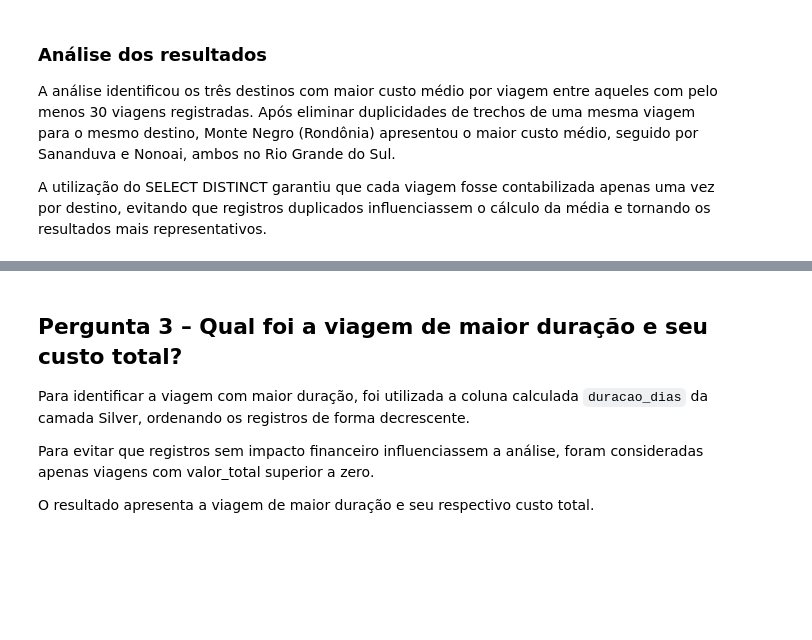
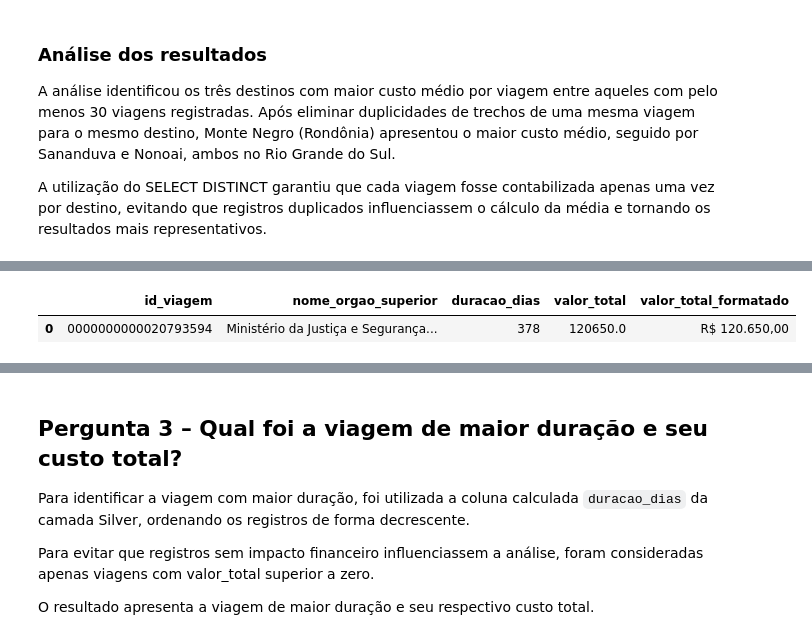
Before and after one commit to FernandaBarrosLinhares/Projeto-Final-Fernanda-Linhares, a Jupyter notebook: notebooks/3_analise.ipynb, the cells around one changed output, grey strips where cells are left out. Saved outputs shown, nothing was run; the diff lists cells and outputs as text; code cells hidden in the pictures; blank space fills up the shorter version.

```diff
--- a/notebooks/3_analise.ipynb
+++ b/notebooks/3_analise.ipynb
@@ -244,0 +313,21 @@ A utilização do SELECT DISTINCT garantiu que cada viagem fosse contabilizada a
+# %%
+sql_q3_custo = '''
+SELECT
+    id_viagem,
+    nome_orgao_superior,
+    duracao_dias,
+    valor_total
+FROM silver_viagem
+WHERE valor_total > 0
+ORDER BY duracao_dias DESC
+LIMIT 1;
+'''
+
+q3_custo = consultar(sql_q3_custo)
+
+q3_custo['valor_total_formatado'] = q3_custo['valor_total'].apply(reais)
+
+q3_custo
+# %% [output]
+|  | id_viagem | nome_orgao_superior | duracao_dias | valor_total | valor_total_formatado |
+| 0 | 0000000000020793594 | Ministério da Justiça e Segurança... | 378 | 120650.0 | R$ 120.650,00 |
```
Also changed, not shown: parts of 12 cells of this notebook.
